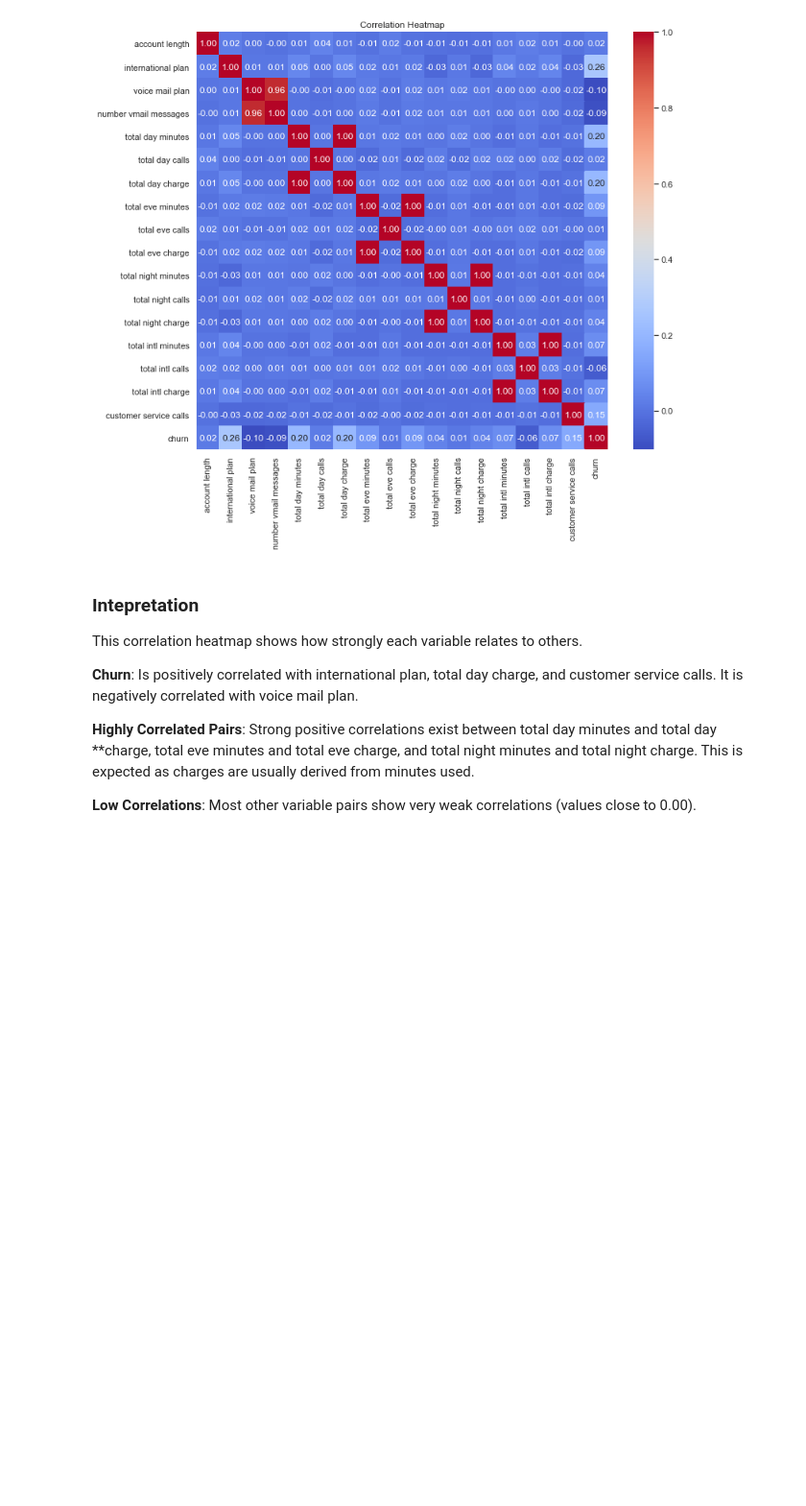
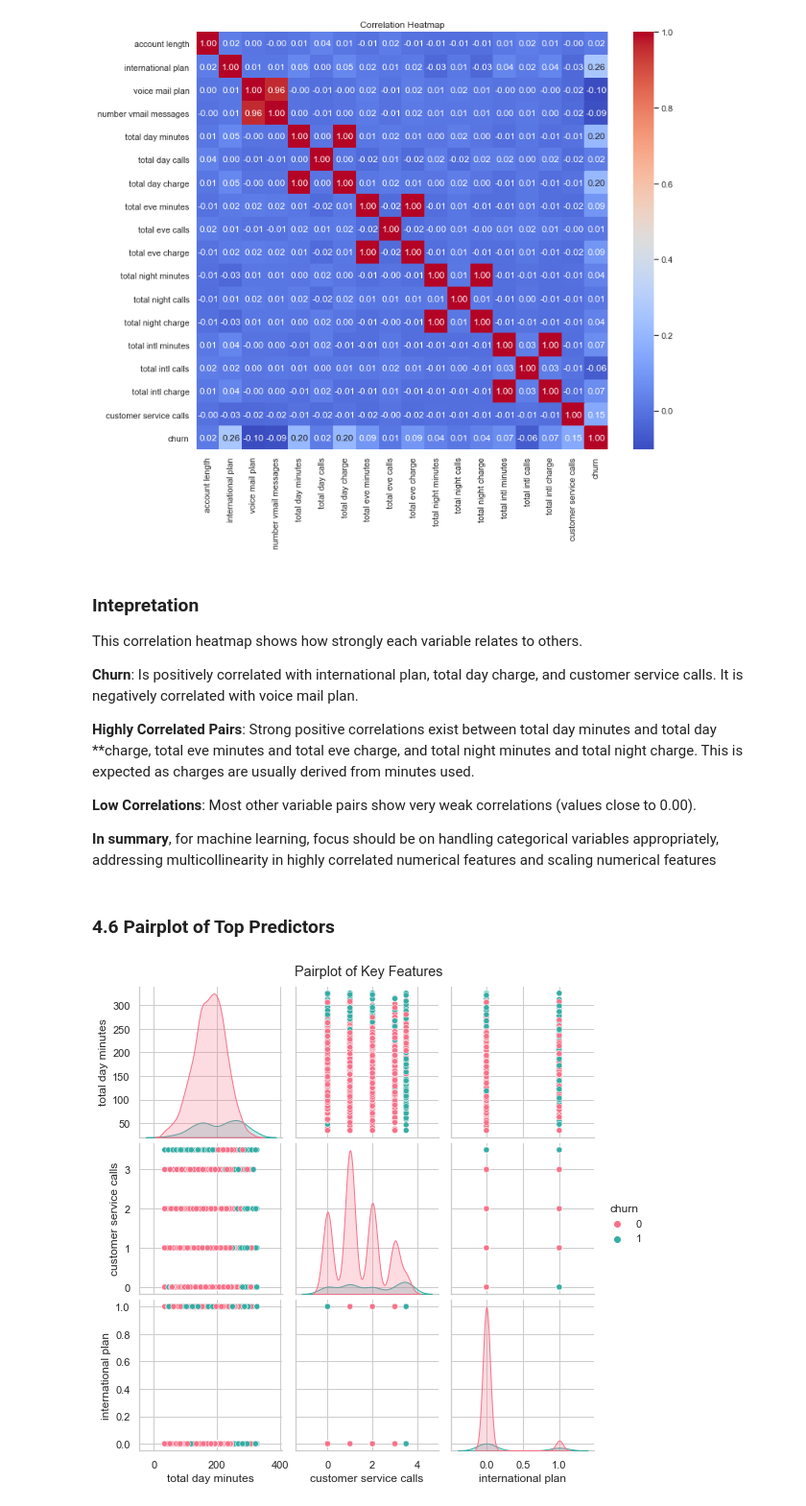
Before and after one commit to Nightingale-Tech/SYRIATEL-CUSTOMER-CHURN, a Jupyter notebook: notebooks/customer churn.ipynb, the cells around one changed output. Shown at 96% size. Drawn from its saved outputs; the diff is of its cells as text; code cells hidden in the pictures; blank space fills up the shorter version.

Commit message:
Plot Pairplot of key predictors vs churn

```diff
--- a/notebooks/customer churn.ipynb
+++ b/notebooks/customer churn.ipynb
@@ -339,3 +339,16 @@ This correlation heatmap shows how strongly each variable relates to others.
 **Highly Correlated Pairs**: Strong positive correlations exist between total day minutes and total day **charge, total eve minutes and total eve charge, and total night minutes and total night charge. This is expected as charges are usually derived from minutes used.
 
 **Low Correlations**: Most other variable pairs show very weak correlations (values close to 0.00).
+
+**In summary**, for machine learning, focus should be on handling categorical variables appropriately, addressing multicollinearity in highly correlated numerical features and scaling numerical features
+# %% [markdown]
+### 4.6 Pairplot of Top Predictors
+# %%
+# Select top features based on intuition or previous corr
+top_cols = ['total day minutes', 'customer service calls', 'international plan', 'churn']
+
+sns.pairplot(df[top_cols], hue='churn', palette='husl')
+plt.suptitle("Pairplot of Key Features", y=1.02)
+plt.show()
+# %% [output]
+[figure, added]
```
Also changed, not shown: parts of 1 cell of this notebook.
